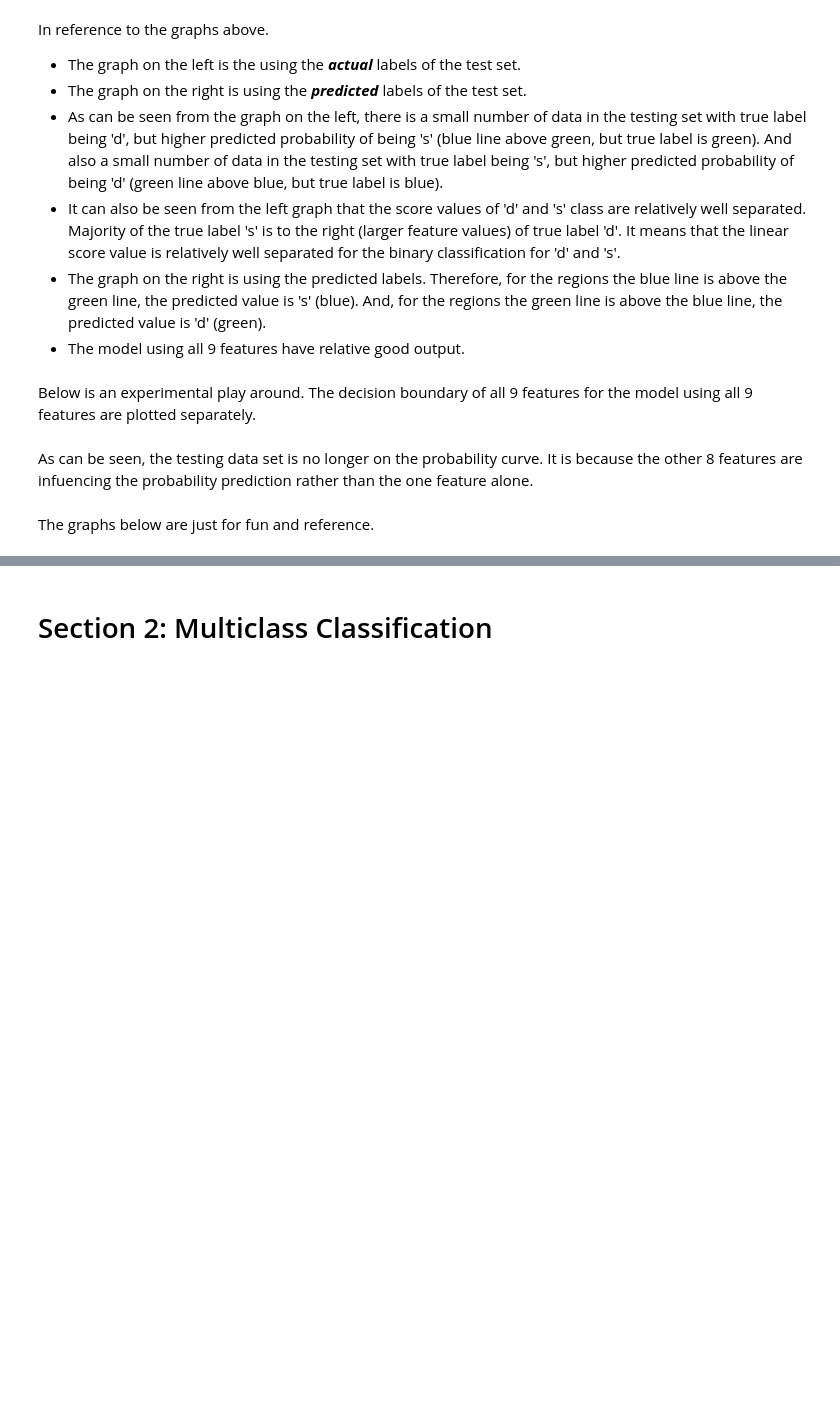
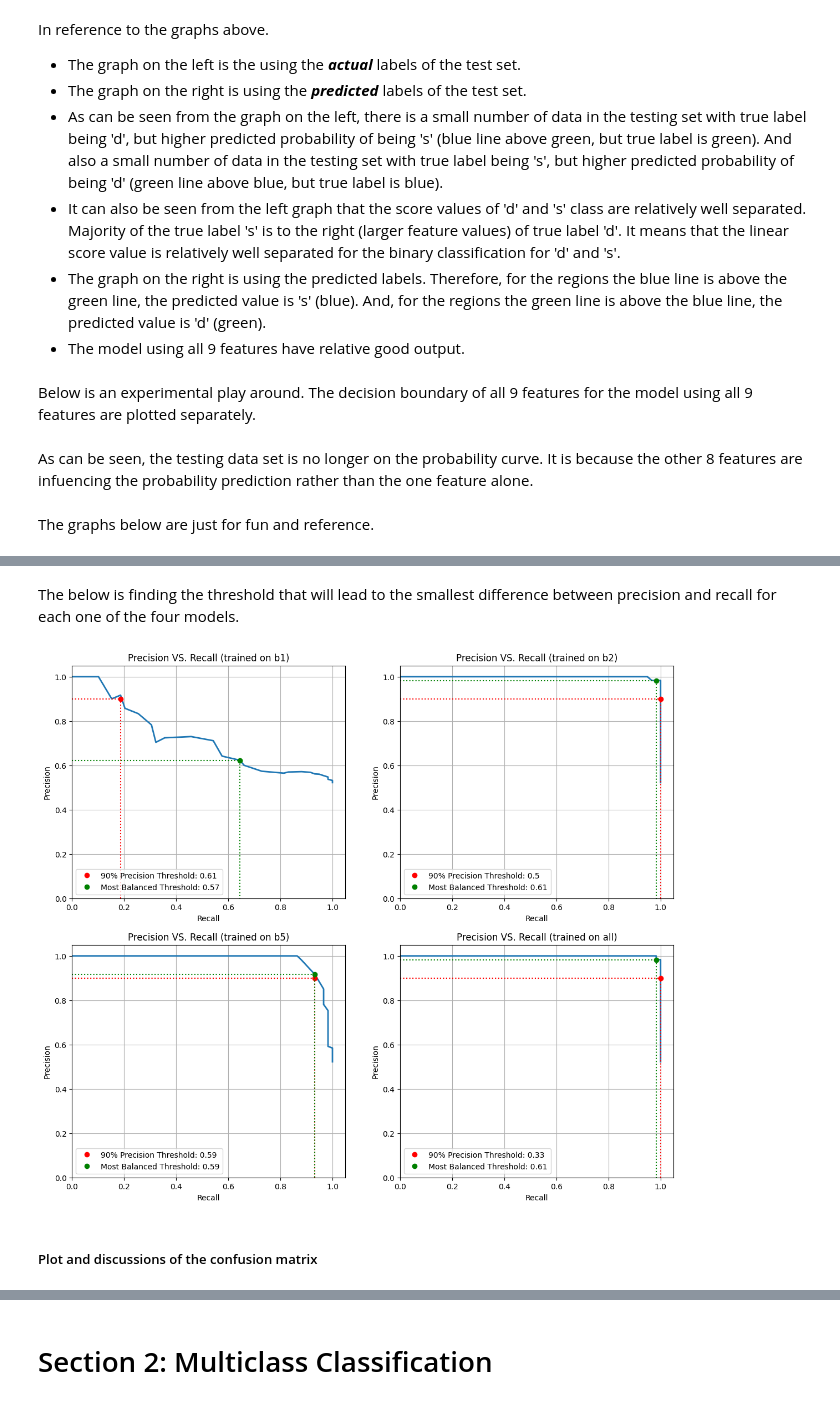
Before and after one commit to julietgrantham/CITS5508, a Jupyter notebook: Assignment 1/assignment1.ipynb, the cells around one changed output, grey strips where cells are left out. Saved outputs shown, nothing was run; the diff lists cells and outputs as text; code cells hidden in the pictures; blank space fills up the shorter version.

```diff
--- a/Assignment 1/assignment1.ipynb
+++ b/Assignment 1/assignment1.ipynb
@@ -923,0 +977,2 @@ plt.show()
+# %% [markdown]
+The below is finding the threshold that will lead to the smallest difference between precision and recall for each one of the four models.
@@ -923,0 +997,47 @@ plt.show()
+# %%
+# Define function to plot Precision VS. Recall
+def plot_precision_vs_recall(precisions, recalls, optimal_idx,thresholds):
+    plt.plot(recalls, precisions, linewidth=2)
+    plt.xlabel("Recall", fontsize=10)
+    plt.ylabel("Precision", fontsize=10)
+    plt.axis([0, 1.05, 0, 1.05])
+    # Get the recall value where precision is above 0.9
+    recall_90_precision = recalls[np.argmax(precisions >= 0.90)]
+
+    #plot where 90% precision is
+    plt.plot([recall_90_precision, recall_90_precision], [0., 0.9], "r:")
+    plt.plot([0.0, recall_90_precision], [0.9, 0.9], "r:")
+    plt.plot([recall_90_precision], [0.9], "ro", label = '90% Precision Threshold: ' + str(round(thresholds[np.argmax(precisions >= 0.90)],2)))
+
+    # plot most balanced precision & recall
+    plt.plot([0.0, recalls[optimal_idx]], [precisions[optimal_idx], precisions[optimal_idx]], "g:")
+    plt.plot([recalls[optimal_idx],recalls[optimal_idx]], [precisions[optimal_idx],0.0], "g:")
+    plt.plot(recalls[optimal_idx], precisions[optimal_idx], "go", label = 'Most Balanced Threshold: ' + str(round(thresholds[optimal_idx],2)))
+
+    plt.legend(loc='lower left')
+    plt.grid(True)
+# %%
+# Plot precision against recall for all four models. The threholds for 90% precision and most balanced precision recall is plotted.
+fig = plt.figure(figsize=(14,12))
+
+plt.subplot(2,2,1)
+plt.title('Precision VS. Recall (trained on b1)')
+plot_precision_vs_recall(precisions_log_b1, recalls_log_b1, optimal_idx_b1, thresholds_log_b1)
+
+plt.subplot(2,2,2)
+plt.title('Precision VS. Recall (trained on b2)')
+plot_precision_vs_recall(precisions_log_b2, recalls_log_b2, optimal_idx_b2, thresholds_log_b2)
+
+plt.subplot(2,2,3)
+plt.title('Precision VS. Recall (trained on b5)')
+plot_precision_vs_recall(precisions_log_b5, recalls_log_b5, optimal_idx_b5, thresholds_log_b5)
+
+plt.subplot(2,2,4)
+plt.title('Precision VS. Recall (trained on all)')
+plot_precision_vs_recall(precisions_log, recalls_log, optimal_idx, thresholds_log)
+
+plt.show()
+# %% [output]
+[figure, added]
+# %% [markdown]
+##### Plot and discussions of the confusion matrix
```
Also changed, not shown: parts of 100 cells of this notebook, 1 other file.
